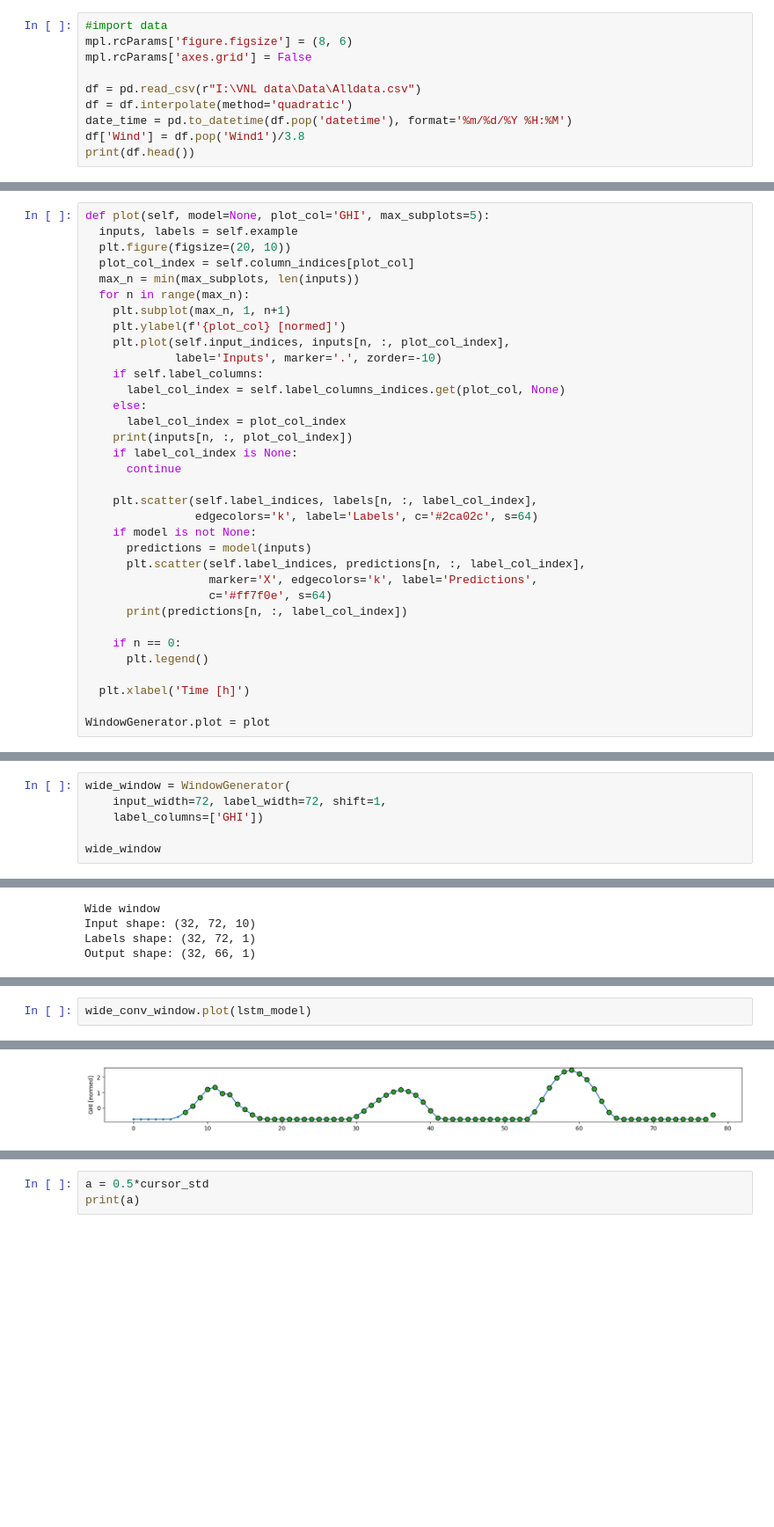
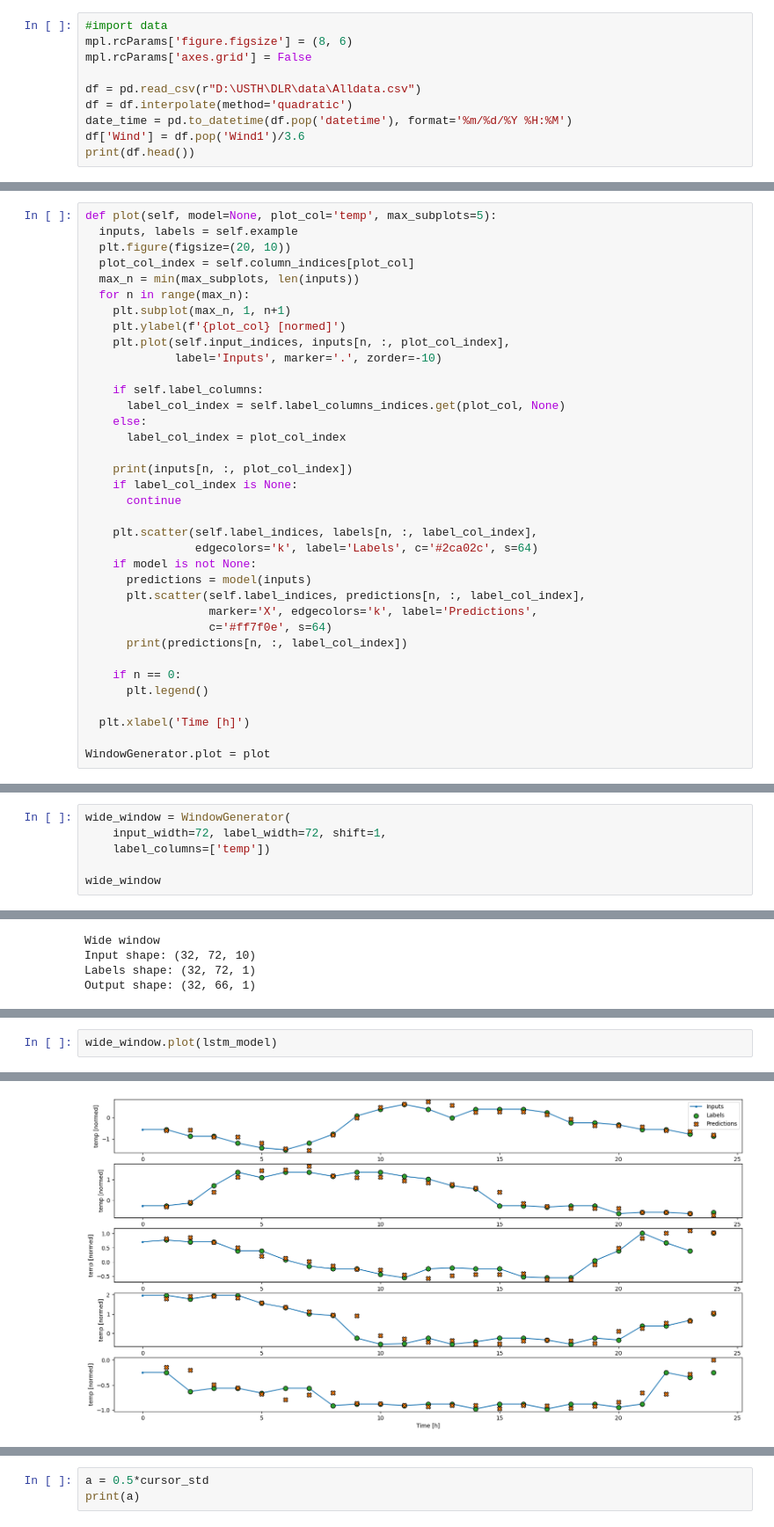
Before and after one commit to tranminh8226/Tran-Minh-Khoi-and-Nhat-Le-Group-Project-2023-USTH, a Jupyter notebook: tensorflowcore.ipynb, the cells around one changed output, grey strips where cells are left out. Shown at 88% size. Saved outputs shown, nothing was run; the diff lists cells and outputs as text; blank space fills up the shorter version.

```diff
--- a/tensorflowcore.ipynb
+++ b/tensorflowcore.ipynb
@@ -15,10 +15,10 @@ import tensorflow as tf
 mpl.rcParams['figure.figsize'] = (8, 6)
 mpl.rcParams['axes.grid'] = False
 
-df = pd.read_csv(r"I:\VNL data\Data\Alldata.csv")
+df = pd.read_csv(r"D:\USTH\DLR\data\Alldata.csv")
 df = df.interpolate(method='quadratic')
 date_time = pd.to_datetime(df.pop('datetime'), format='%m/%d/%Y %H:%M')
-df['Wind'] = df.pop('Wind1')/3.8
+df['Wind'] = df.pop('Wind1')/3.6
 print(df.head())
 # %% [output]
    temp  WinDir  GHI      Wind
@@ -255,7 +255,7 @@ def split_window(self, features):
 
 WindowGenerator.split_window = split_window
 # %%
-def plot(self, model=None, plot_col='GHI', max_subplots=5):
+def plot(self, model=None, plot_col='temp', max_subplots=5):
   inputs, labels = self.example
   plt.figure(figsize=(20, 10))
   plot_col_index = self.column_indices[plot_col]
@@ -265,10 +265,12 @@ def plot(self, model=None, plot_col='GHI', max_subplots=5):
     plt.ylabel(f'{plot_col} [normed]')
     plt.plot(self.input_indices, inputs[n, :, plot_col_index],
              label='Inputs', marker='.', zorder=-10)
+
     if self.label_columns:
       label_col_index = self.label_columns_indices.get(plot_col, None)
     else:
       label_col_index = plot_col_index
+
     print(inputs[n, :, plot_col_index])
     if label_col_index is None:
       continue
@@ -375,7 +377,7 @@ performance['Baseline'] = baseline.evaluate(single_step_window.test, verbose=0)
 # %%
 wide_window = WindowGenerator(
     input_width=72, label_width=72, shift=1,
-    label_columns=['GHI'])
+    label_columns=['temp'])
 
 wide_window
 # %% [output]
@@ -745,4 +707,4 @@ Epoch 41/200
 # %%
-wide_conv_window.plot(lstm_model)
+wide_window.plot(lstm_model)
 # %% [output]
 tf.Tensor(
@@ -763,4 +727,4 @@ ValueError: x and y must be the same size
-[figure, old version]
+[figure, new version]
 # %%
 x = np.arange(len(performance))
 width = 0.3
```
Also changed, not shown: parts of 25 cells of this notebook, 1 other file.
